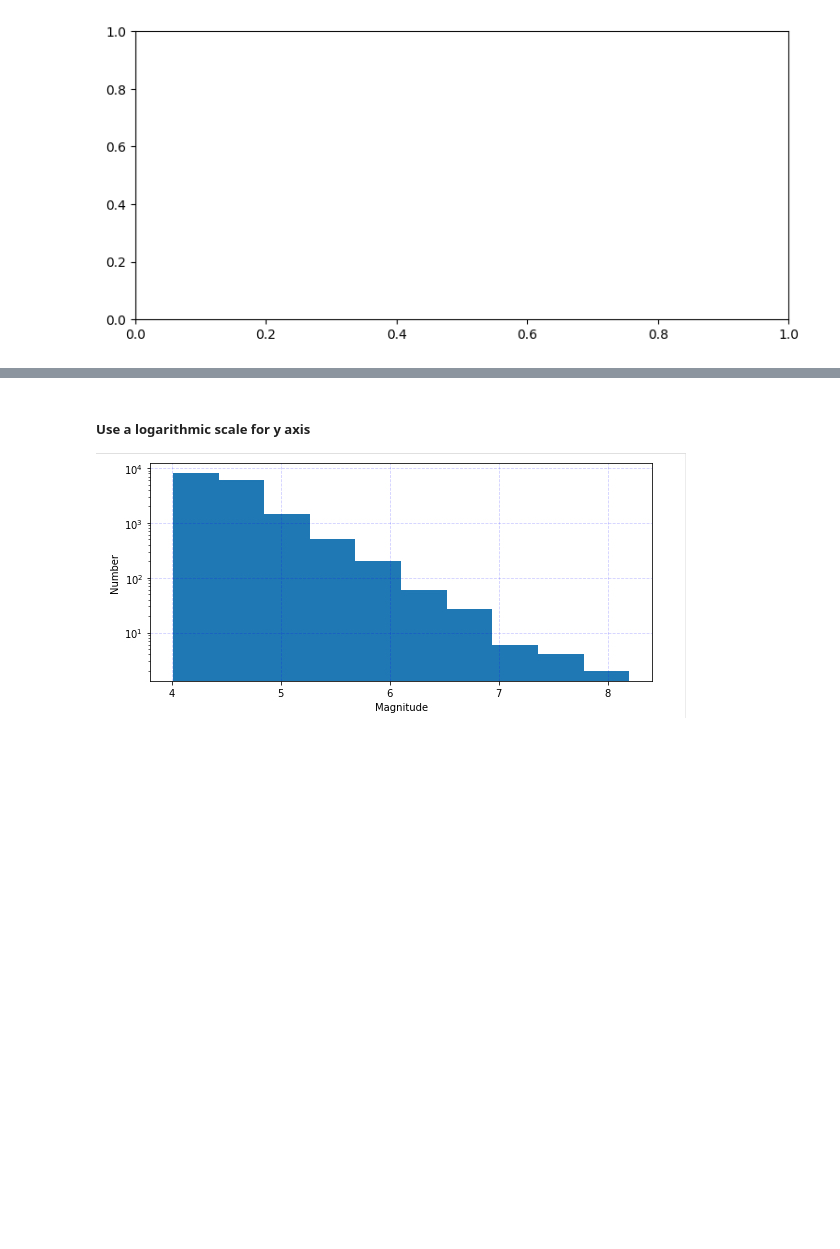
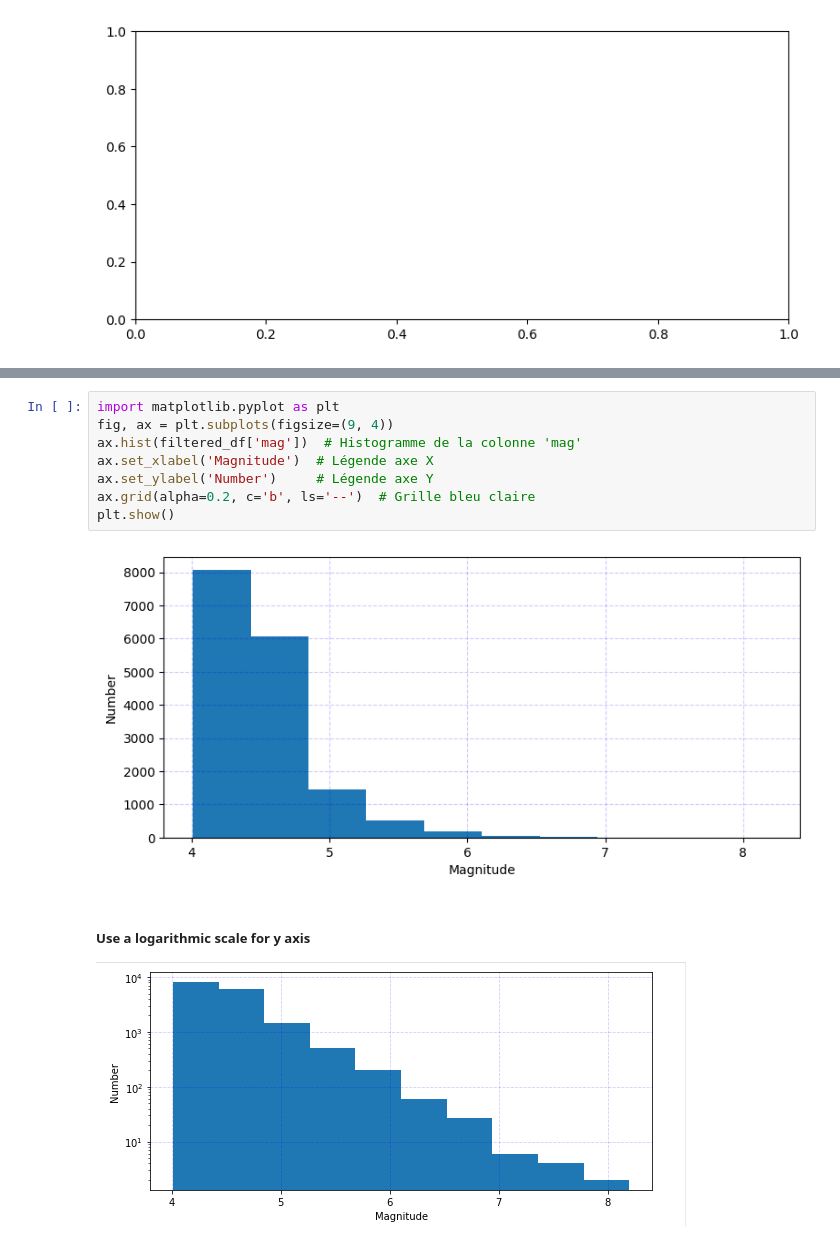
Before and after one commit to svoll1105/2025_Intro_Python, a Jupyter notebook: notebook/W3_S1.ipynb, the cells around one changed output, grey strips where cells are left out. Drawn from its saved outputs; the diff is of its cells as text; blank space fills up the shorter version.

```diff
--- a/notebook/W3_S1.ipynb
+++ b/notebook/W3_S1.ipynb
@@ -459,3 +470,13 @@ NameError: name '____' is not defined
+# %%
+import matplotlib.pyplot as plt
+fig, ax = plt.subplots(figsize=(9, 4))
+ax.hist(filtered_df['mag'])  # Histogramme de la colonne 'mag'
+ax.set_xlabel('Magnitude')  # Légende axe X
+ax.set_ylabel('Number')     # Légende axe Y
+ax.grid(alpha=0.2, c='b', ls='--')  # Grille bleu claire
+plt.show()
+# %% [output]
+[figure, added]
 # %% [markdown]
 ##### Use a logarithmic scale for y axis
 
```
Also changed, not shown: parts of 9 cells of this notebook.
